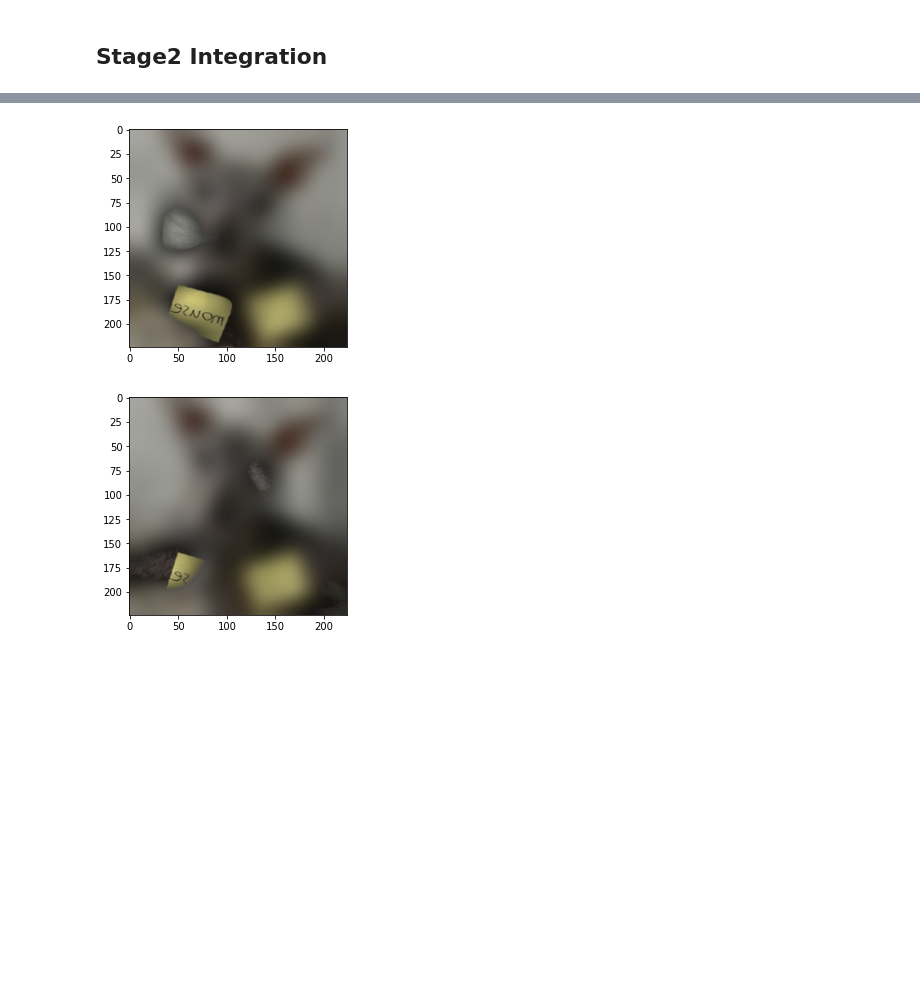
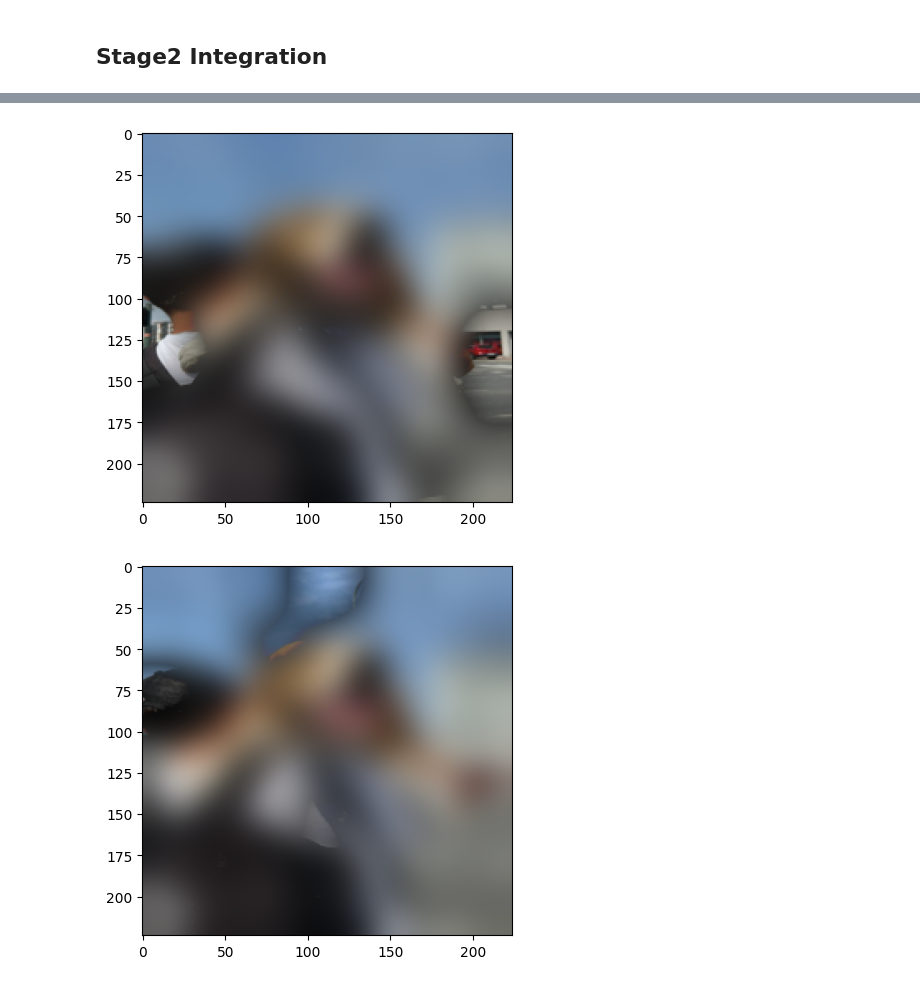
Before and after one commit to CapricornGuang/DecomCAM, a Jupyter notebook: decomcam_demo.ipynb, the cells around one changed output, grey strips where cells are left out. Saved outputs shown, nothing was run; the diff lists cells and outputs as text; code cells hidden in the pictures; blank space fills up the shorter version.

```diff
--- a/decomcam_demo.ipynb
+++ b/decomcam_demo.ipynb
@@ -289,16 +310,15 @@ image_encoder = ImageEncoder(model.visual)
 # %%
-image_path = 'jupyter_ws/images/dog-mouse.png'
-image_caption = 'mouse'
-
-blur = False #@param {:"boolean"}
+image_path = '/content/{HOME}/dog.jpeg'
+image_caption = 'tall building'
 
 image_input = preprocess(Image.open(image_path)).unsqueeze(0).to(device)
 image_np = load_image(image_path, model.visual.input_resolution)
 text_input = clip.tokenize([image_caption]).to(device)
 # %%
-target = model.encode_text(text_input).float()
+blur = True
+target = model.encode_text(text_input)#.half()
 vis_image = image_np
-image_input = image_input.half()
+image_input = image_input#.half()
 
 attn_map, alpha, act, attn_output, grad = gradSAM(
     image_encoder,
@@ -421,6 +429,11 @@ class ScaleNormalize():
 
     def transformVal(self, val):
         return val/self.lst_max
+
+def getFuzzySet(bol_set, val):
+    fuzzy_set = (bol_set+0.)*val
+    fuzzy_set = np.clip(fuzzy_set, 0., np.max(fuzzy_set))
+    return fuzzy_set
 # %%
 image_maskeds = []
 image_masked_indexs = []
@@ -430,23 +443,19 @@ text_embed = target #model.encode_text(text_input)
 sim0 = getImageTextSim(NpImage2Tensor(model.visual, preprocess, image_blur), text_embed).item()
 
 for index, attn_map in enumerate(p_attn_maps):
-    #计算主成分掩码
+    #generate masked principle component
     mask = normalize(attn_map)
 
-#     image_masked = image_np*mask[:,:,None]+image_blur*(1-mask[:,:,None])
     image_masked = np.maximum(vis_image*mask[:,:,None], image_blur*(1-mask[:,:,None]))
     image_masked_index = vis_image*mask[:,:,None]>image_blur*(1-mask[:,:,None])
     image_maskeds.append(image_masked)
 
-    #计算主成分掩码图的相似度
+    #calculate the important weight of each masked principle component
     sim = getImageTextSim(NpImage2Tensor(model.visual, preprocess, image_masked), text_embed).item()
     image_masked_alphas.append(sim-sim0)
     image_masked_indexs.append(getFuzzySet(image_masked_index, sim-sim0))
 
-    #保存主成分掩码图
     image_masked_pil = Image.fromarray(np.uint8(image_masked*255))
-    image_masked_pil.save('./tmp/image_masked_component{}.jpg'.format(index))
-    # print('主成分序:{}, 匹配度:{:.4f}, 贡献分值:{:.4f}'.format(index, sim, sim-sim0))
     plt.imshow(image_masked)
     plt.show()
 # %% [output]
@@ -457,2 +466,2 @@ for index, attn_map in enumerate(p_attn_maps):
-[figure, old version]
+[figure, new version]
-[figure, old version]
+[figure, new version]
```
Also changed, not shown: parts of 9 cells of this notebook.
